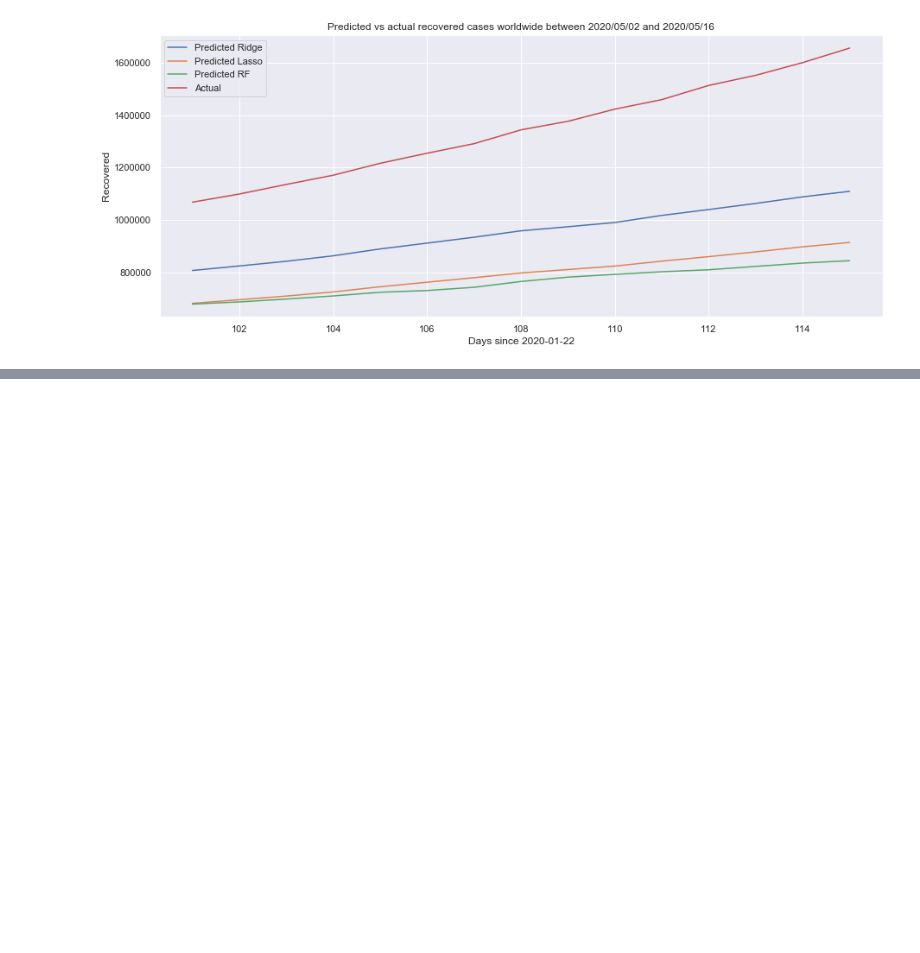
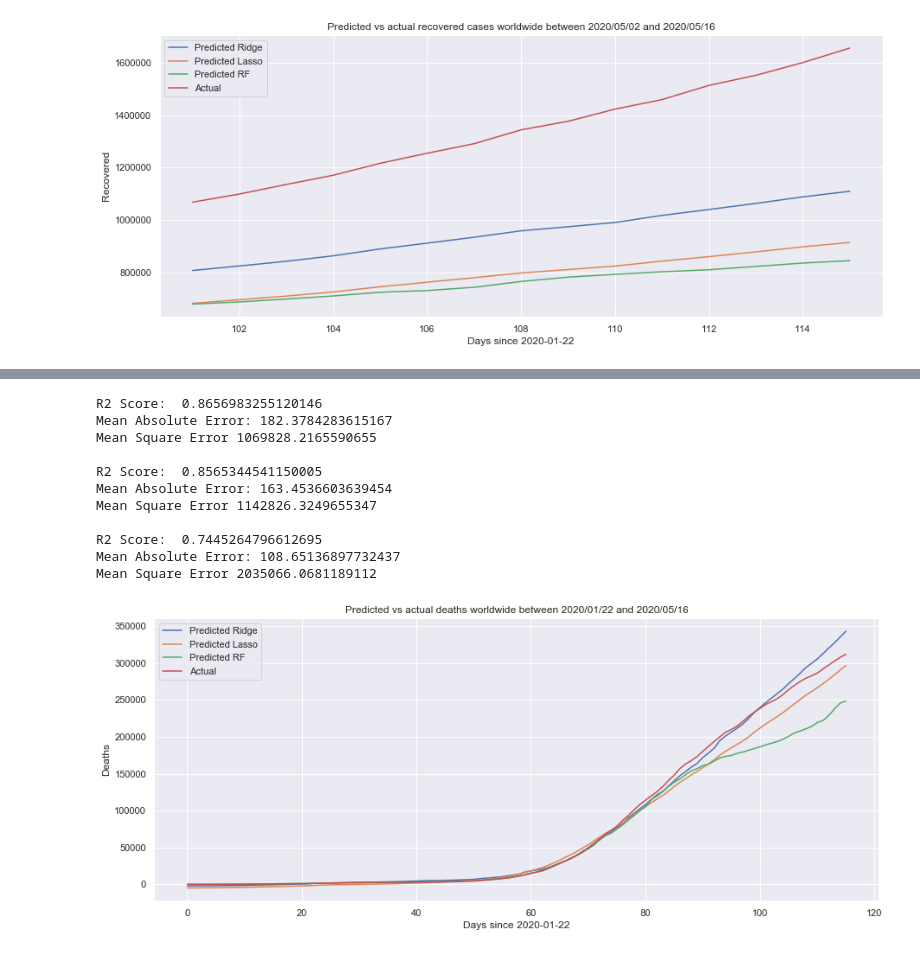
Before and after one commit to fcfalmeida/iart-covid-19, a Jupyter notebook: Notebook.ipynb, the cells around one changed output, grey strips where cells are left out. Saved outputs shown, nothing was run; the diff lists cells and outputs as text; code cells hidden in the pictures; blank space fills up the shorter version.

```diff
--- a/Notebook.ipynb
+++ b/Notebook.ipynb
@@ -796,0 +844,44 @@ between 2020/05/02 and 2020/05/16')
+# %%
+model = pickle.load(open('models/deaths_ridge.p', 'rb'))
+covid_16_05_deaths_predictions_ridge = utils.predict_values(model, covid_16_05_test_deaths, 'Deaths')
+
+utils.calc_metrics(covid_16_05['Deaths'], covid_16_05_deaths_predictions_ridge['Deaths'])
+
+model = pickle.load(open('models/deaths_lasso.p', 'rb'))
+covid_16_05_deaths_predictions_lasso = utils.predict_values(model, covid_16_05_test_deaths, 'Deaths')
+
+utils.calc_metrics(covid_16_05['Deaths'], covid_16_05_deaths_predictions_lasso['Deaths'])
+
+model = pickle.load(open('models/deaths_rf.p', 'rb'))
+covid_16_05_deaths_predictions_rf = utils.predict_values(model, covid_16_05_test_deaths, 'Deaths')
+
+utils.calc_metrics(covid_16_05['Deaths'], covid_16_05_deaths_predictions_rf['Deaths'])
+
+
+actual_grouped = covid_16_05.groupby(['days_since'], as_index=False)['Deaths'].sum()
+
+fig = plt.figure(figsize=(15,6))
+
+predictions_grouped = covid_16_05_deaths_predictions_ridge.groupby(['days_since'], as_index=False)['Deaths'].sum()
+sb.lineplot(x='days_since', y='Deaths', label='Predicted Ridge', data=predictions_grouped)
+predictions_grouped = covid_16_05_deaths_predictions_lasso.groupby(['days_since'], as_index=False)['Deaths'].sum()
+sb.lineplot(x='days_since', y='Deaths', label='Predicted Lasso', data=predictions_grouped)
+predictions_grouped = covid_16_05_deaths_predictions_rf.groupby(['days_since'], as_index=False)['Deaths'].sum()
+sb.lineplot(x='days_since', y='Deaths', label='Predicted RF', data=predictions_grouped)
+
+ax = sb.lineplot(x='days_since', y='Deaths', label='Actual', data=actual_grouped)
+ax = ax.set(xlabel='Days since 2020-01-22', ylabel='Deaths', title='Predicted vs actual deaths worldwide \
+between 2020/01/22 and 2020/05/16')
+# %% [output]
+R2 Score:  0.8656983255120146
+Mean Absolute Error: 182.3784283615167
+Mean Square Error 1069828.2165590655
+
+R2 Score:  0.8565344541150005
+Mean Absolute Error: 163.4536603639454
+Mean Square Error 1142826.3249655347
+
+R2 Score:  0.7445264796612695
+Mean Absolute Error: 108.65136897732437
+Mean Square Error 2035066.0681189112
+[figure, added]
```
Also changed, not shown: parts of 9 cells of this notebook, 3 other files.
